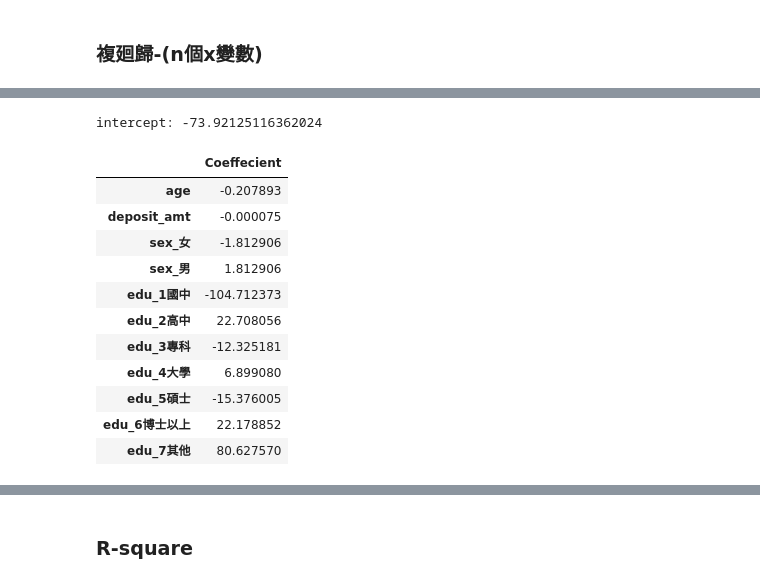
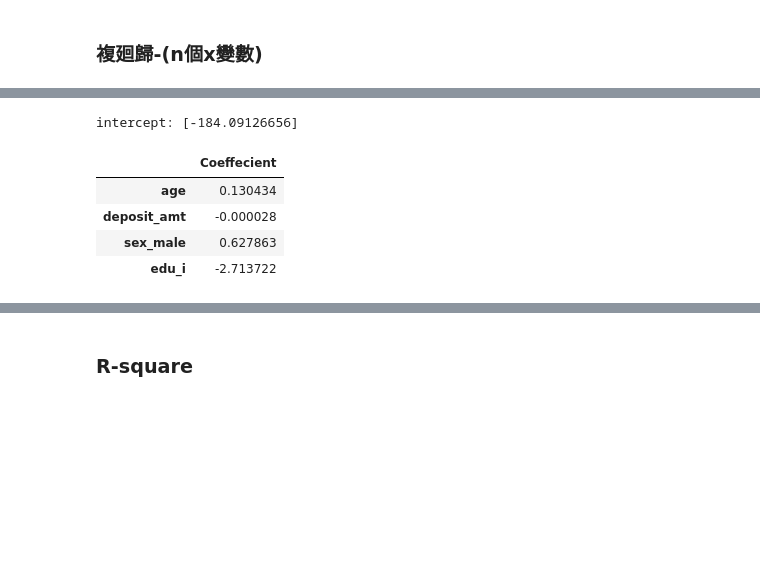
Before and after one commit to rvnkoiceygtq/Python, a Jupyter notebook: Machine_learning_Lab_regression.ipynb, the cells around one changed output, grey strips where cells are left out. Saved outputs shown, nothing was run; the diff lists cells and outputs as text; code cells hidden in the pictures; blank space fills up the shorter version.

```diff
--- a/Machine_learning_Lab_regression.ipynb
+++ b/Machine_learning_Lab_regression.ipynb
@@ -13,7 +18,7 @@ cnxn = pyodbc.connect(driver='{SQL Server}', server='10.11.48.12', database='FZS
                trusted_connection='yes')
 
 #sql = 'SELECT top 10 * FROM v_customer_數位帳戶客戶'
-sql = 'SELECT top 1000 性別 as sex,opening_date,age,JOB_TITLE_1,職業 as job,教育程度 as edu ,台外幣總存款餘額 as deposit_amt,當月AP總計 as ap_month,房貸開戶月 Mortgage_date,年齡 FROM v_customer_數位帳戶客戶'
+sql = "SELECT top 2000 case when 性別='男' then 1 else 0 end as sex_male,性別 as sex, opening_date,age,JOB_TITLE_1,職業 as job,left(教育程度,1) as edu_i ,教育程度 as edu ,台外幣總存款餘額 as deposit_amt,當月AP總計 as ap_month,房貸開戶月 Mortgage_date,年齡 FROM v_customer_數位帳戶客戶"
 
 data=pd.read_sql(sql, cnxn)
 
@@ -414,16 +444,18 @@ r2_score(y_true, y_pred)
 #x = np.array(data_dummy.iloc[:,[1,4]])#age & deposit_amt
 x = data_dummy[["age","deposit_amt"]]#age & deposit_amt
 #y = np.array(data.iloc[:,-3])
-y = np.array(data_dummy.iloc[:,5])#ap
+#y = np.array(data_dummy.iloc[:,5])#ap
+y = data_dummy[["ap_month"]]#ap
+
 
 #x = x.reshape(-1,1)
 
-#print("x {0}".format(x))
-#print("y {0}".format(y))
+print("x {0}".format(x))
+print("y {0}".format(y))
 
-print("x_1 {0}".format(data_dummy.iloc[:,[1]].head(3)))
-print("x_4 {0}".format(data_dummy.iloc[:,[4]].head(3)))
-print("y_1 {0}".format(data_dummy.iloc[:,[5]].head(3)))
+#print("x_1 {0}".format(data_dummy.iloc[:,[1]].head(3)))
+#print("x_4 {0}".format(data_dummy.iloc[:,[4]].head(3)))
+#print("y_1 {0}".format(data_dummy.iloc[:,[5]].head(3)))
 
 
 reg.fit(x,y)
@@ -454,23 +508,25 @@ Index(['age', 'deposit_amt'], dtype='object')
 # %%
 #x = np.array(data.iloc[:,-1])
 #x = np.array(data_dummy.iloc[:,[1,4,8,9,10,11,12,13,14,15,16]])#age & deposit_amt
-x = data_dummy[["age","deposit_amt","sex_女","sex_男","edu_1國中","edu_2高中","edu_3專科","edu_4大學","edu_5碩士","edu_6博士以上","edu_7其他"]]#age & deposit_amt
+#x = data_dummy[["age","deposit_amt","sex_女","sex_男","edu_1國中","edu_2高中","edu_3專科","edu_4大學","edu_5碩士","edu_6博士以上","edu_7其他"]]#age & deposit_amt
+x = data_dummy[["age","deposit_amt","sex_male","edu_i"]]#age & deposit_amt
 
 #y = np.array(data.iloc[:,-3])
-y = np.array(data_dummy.iloc[:,5])#ap
+#y = np.array(data_dummy.iloc[:,5])#ap
+y = data_dummy[["ap_month"]]#ap
 
 #x = x.reshape(-1,1)
 
-#print("x {0}".format(x))
-#print("y {0}".format(y))
+print("x {0}".format(x))
+print("y {0}".format(y))
 
-print("x_1 {0}".format(data_dummy.iloc[:,[1]].head(3)))
-print("x_4 {0}".format(data_dummy.iloc[:,[4]].head(3)))
-print("x_8 {0}".format(data_dummy.iloc[:,[8]].head(3)))
-print("x_9 {0}".format(data_dummy.iloc[:,[9]].head(3)))
-print("x_10 {0}".format(data_dummy.iloc[:,[10]].head(3)))
-print("x_16 {0}".format(data_dummy.iloc[:,[16]].head(3)))
-print("y_1 {0}".format(data_dummy.iloc[:,[5]].head(3)))
+#print("x_1 {0}".format(data_dummy.iloc[:,[1]].head(3)))
+#print("x_4 {0}".format(data_dummy.iloc[:,[4]].head(3)))
+#print("x_8 {0}".format(data_dummy.iloc[:,[8]].head(3)))
+#print("x_9 {0}".format(data_dummy.iloc[:,[9]].head(3)))
+#print("x_10 {0}".format(data_dummy.iloc[:,[10]].head(3)))
+#print("x_16 {0}".format(data_dummy.iloc[:,[16]].head(3)))
+#print("y_1 {0}".format(data_dummy.iloc[:,[5]].head(3)))
 
 
 reg.fit(x,y)
@@ -513,22 +565,18 @@ x_columns: Index(['age', 'deposit_amt', 'sex_女', 'sex_男', 'edu_1國中', 'ed
 # %%
 a = reg.intercept_
 print("intercept: {0}".format(a))
 
-pd.DataFrame(reg.coef_ , x.columns, columns=['Coeffecient'])
+
+
+#pd.DataFrame(reg.coef_ , x.columns, columns=['Coeffecient'])
+pd.DataFrame([ 1.30433603e-01, -2.82410993e-05,  6.27862710e-01, -2.71372171e+00] , x.columns, columns=['Coeffecient'])
 # %% [output]
-intercept: -73.92125116362024
+intercept: [-184.09126656]
 |  | Coeffecient |
-| age | -0.207893 |
-| deposit_amt | -0.000075 |
-| sex_女 | -1.812906 |
-| sex_男 | 1.812906 |
-| edu_1國中 | -104.712373 |
-| edu_2高中 | 22.708056 |
-| edu_3專科 | -12.325181 |
-| edu_4大學 | 6.899080 |
-| edu_5碩士 | -15.376005 |
-| edu_6博士以上 | 22.178852 |
-| edu_7其他 | 80.627570 |
+| age | 0.130434 |
+| deposit_amt | -0.000028 |
+| sex_male | 0.627863 |
+| edu_i | -2.713722 |
 # %%
 data.head(10)
 # %% [output]
```
Also changed, not shown: parts of 48 cells of this notebook.
